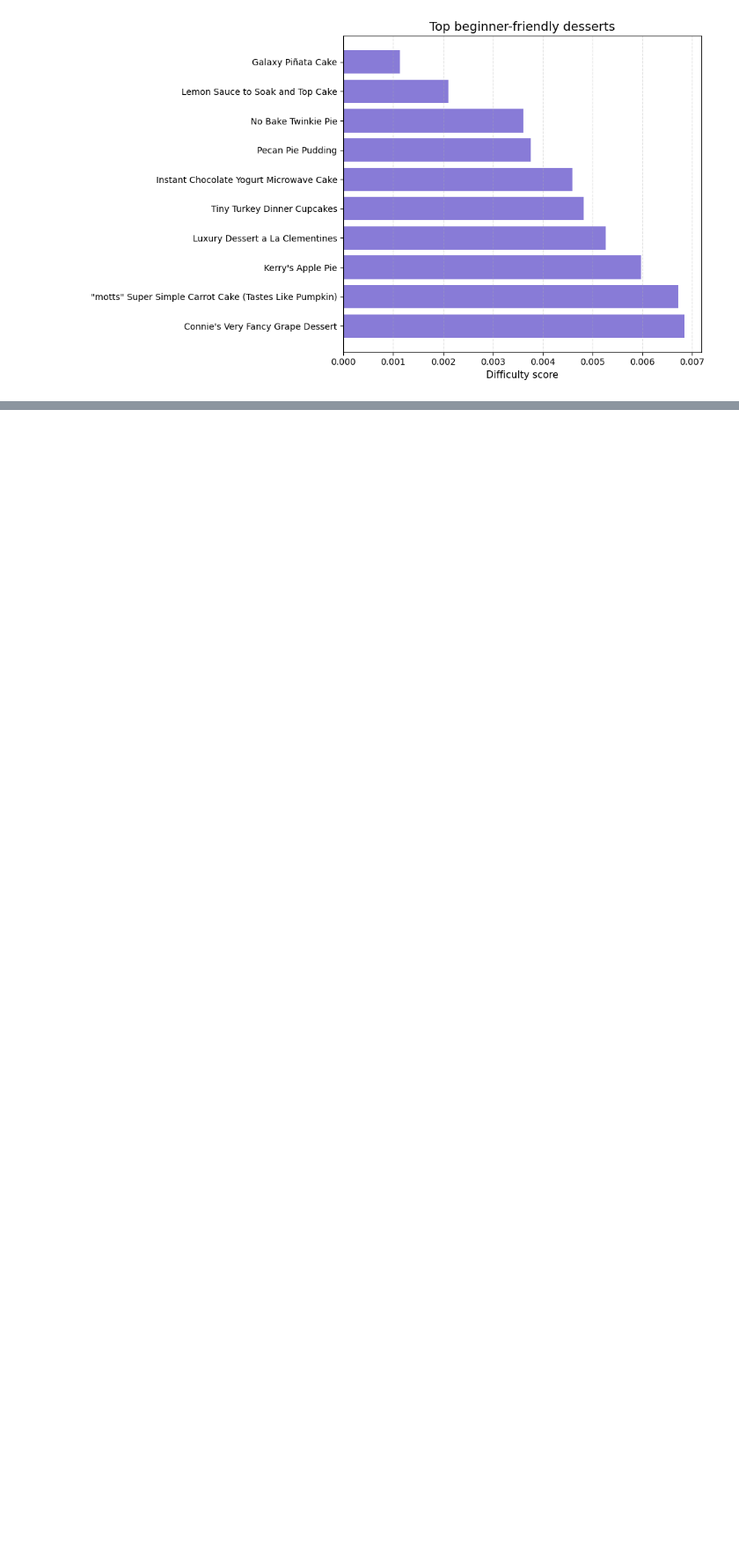
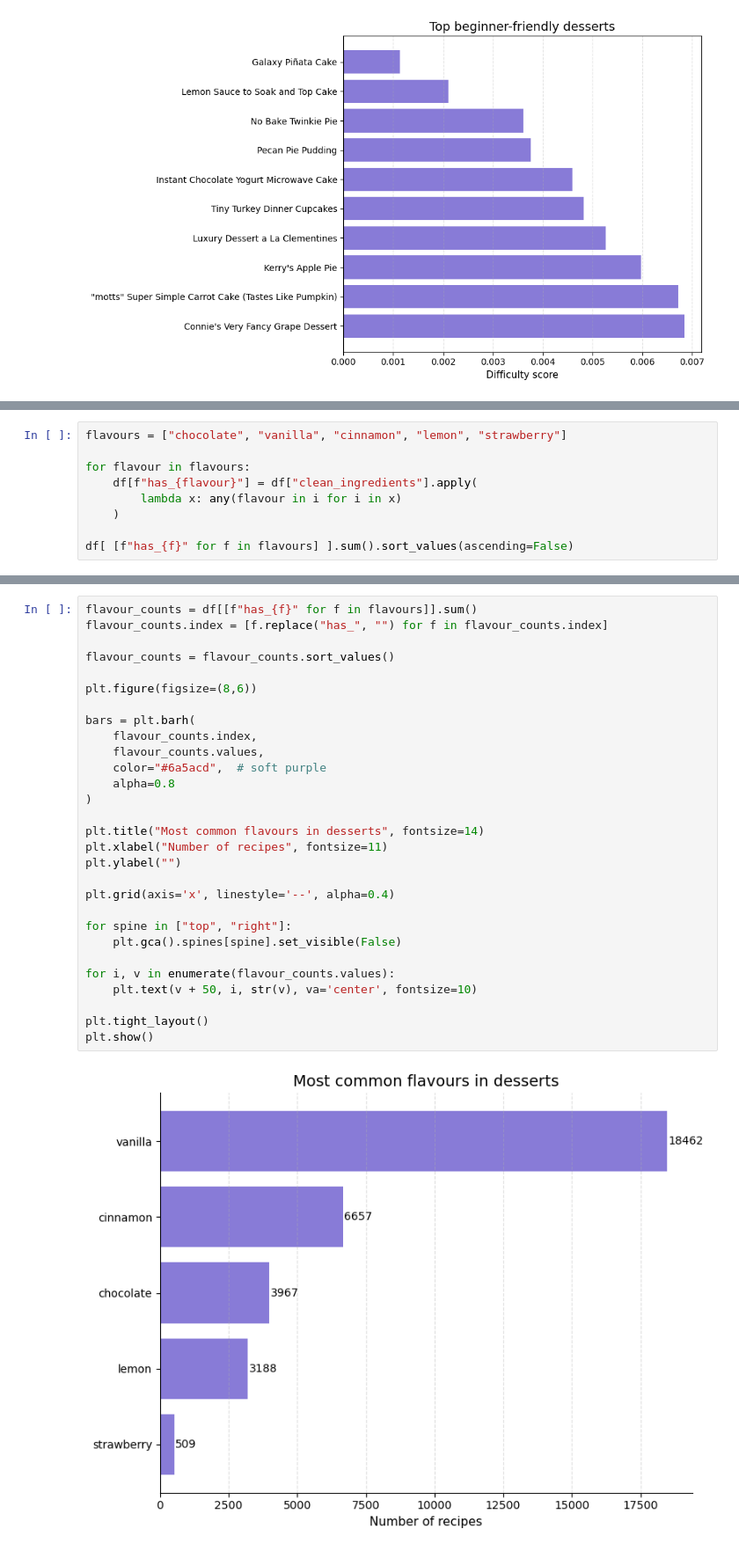
Before and after one commit to ggerymmm/DessertsAnalysis, a Jupyter notebook: Starting.ipynb, the cells around one changed output, grey strips where cells are left out. Shown at 88% size. Drawn from its saved outputs; the diff is of its cells as text; blank space fills up the shorter version.

Commit message:
Upload new analysis
MAde a visual representation of the most common flavours in desserts

```diff
--- a/Starting.ipynb
+++ b/Starting.ipynb
@@ -325,0 +328,9 @@ plt.show()
+# %%
+flavours = ["chocolate", "vanilla", "cinnamon", "lemon", "strawberry"]
+
+for flavour in flavours:
+    df[f"has_{flavour}"] = df["clean_ingredients"].apply(
+        lambda x: any(flavour in i for i in x)
+    )
+
+df[ [f"has_{f}" for f in flavours] ].sum().sort_values(ascending=False)
@@ -325,0 +344,31 @@ plt.show()
+# %%
+flavour_counts = df[[f"has_{f}" for f in flavours]].sum()
+flavour_counts.index = [f.replace("has_", "") for f in flavour_counts.index]
+
+flavour_counts = flavour_counts.sort_values()
+
+plt.figure(figsize=(8,6))
+
+bars = plt.barh(
+    flavour_counts.index,
+    flavour_counts.values,
+    color="#6a5acd",  # soft purple
+    alpha=0.8
+)
+
+plt.title("Most common flavours in desserts", fontsize=14)
+plt.xlabel("Number of recipes", fontsize=11)
+plt.ylabel("")
+
+plt.grid(axis='x', linestyle='--', alpha=0.4)
+
+for spine in ["top", "right"]:
+    plt.gca().spines[spine].set_visible(False)
+
+for i, v in enumerate(flavour_counts.values):
+    plt.text(v + 50, i, str(v), va='center', fontsize=10)
+
+plt.tight_layout()
+plt.show()
+# %% [output]
+[figure, added]
```
Also changed, not shown: parts of 4 cells of this notebook.
